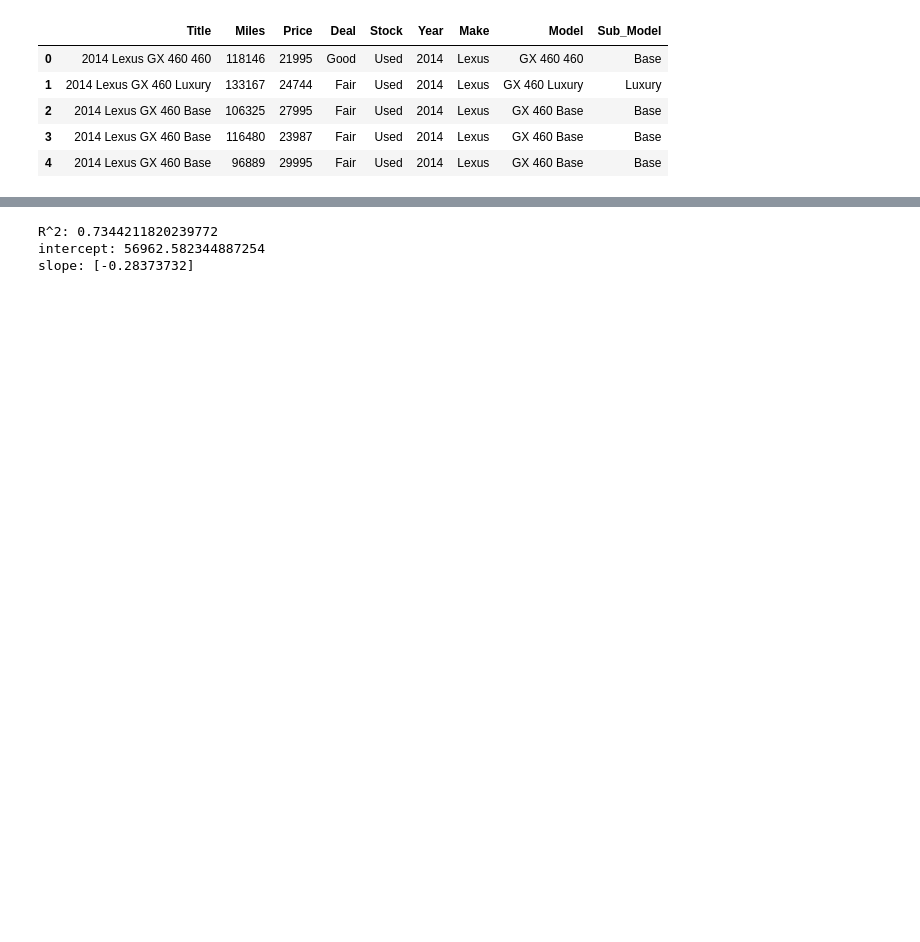
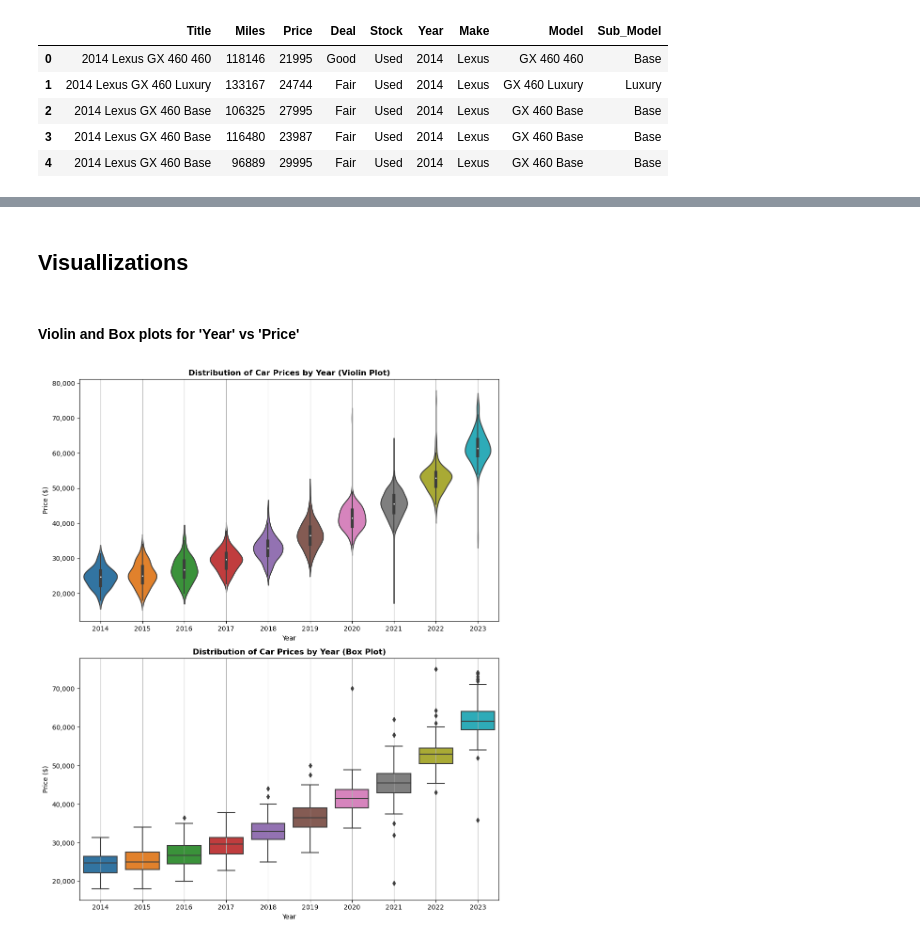
Before and after one commit to SantiagoEnriqueGA/used_car_price_visualization, a Jupyter notebook: carsDotCom/carsVis.ipynb, the cells around one changed output, grey strips where cells are left out. Cells and saved outputs as stored; diff of their text form; code cells hidden in the pictures; blank space fills up the shorter version.

Commit message:
Updated Visuals

```diff
--- a/carsDotCom/carsVis.ipynb
+++ b/carsDotCom/carsVis.ipynb
@@ -41,13 +23,38 @@ sns.lmplot( data=cars, x='Miles', y='Price', hue="Year")
-# %%
-x = np.array(cars['Miles']).reshape((-1, 1))
-y = np.array(cars['Price'])
-
-model = LinearRegression().fit(x, y)
-
-print(f"R^2: {model.score(x, y)}")
-print(f"intercept: {model.intercept_}")
-print(f"slope: {model.coef_}")
-# %% [output]
-R^2: 0.7344211820239772
-intercept: 56962.582344887254
-slope: [-0.28373732]
+# %% [markdown]
+## Visuallizations
+# %% [markdown]
+#### Violin and Box plots for 'Year' vs 'Price'
+# %%
+# Create a figure and axes for subplots
+fig, axes = plt.subplots(nrows=2, ncols=1, figsize=(10, 12))
+
+# Violin plot for 'Year' vs 'Price'
+sns.violinplot(data=cars, x='Year', y='Price', ax=axes[0])
+axes[0].set_title('Distribution of Car Prices by Year (Violin Plot)', fontweight='bold')
+axes[0].set_xlabel('Year')
+axes[0].set_ylabel('Price ($)')
+
+# Add formatter for y-axis labels (with commas)
+formatter = FuncFormatter(lambda x, _: '{:,}'.format(int(x)))
+axes[0].yaxis.set_major_formatter(formatter)
+
+# Add vertical grid lines to the violin plot
+axes[0].grid(axis='x')
+
+# Box plot for 'Year' vs 'Price'
+sns.boxplot(data=cars, x='Year', y='Price', ax=axes[1])
+axes[1].set_title('Distribution of Car Prices by Year (Box Plot)', fontweight='bold')
+axes[1].set_xlabel('Year')
+axes[1].set_ylabel('Price ($)')
+
+# Add formatter for y-axis labels (with commas)
+axes[1].yaxis.set_major_formatter(formatter)
+
+# Add vertical grid lines to the box plot
+axes[1].grid(axis='x')
+
+# Adjust layout to prevent overlap
+plt.tight_layout()
+plt.show()
+# %% [output]
+[figure, added]
```
Also changed, not shown: parts of 14 cells of this notebook.
